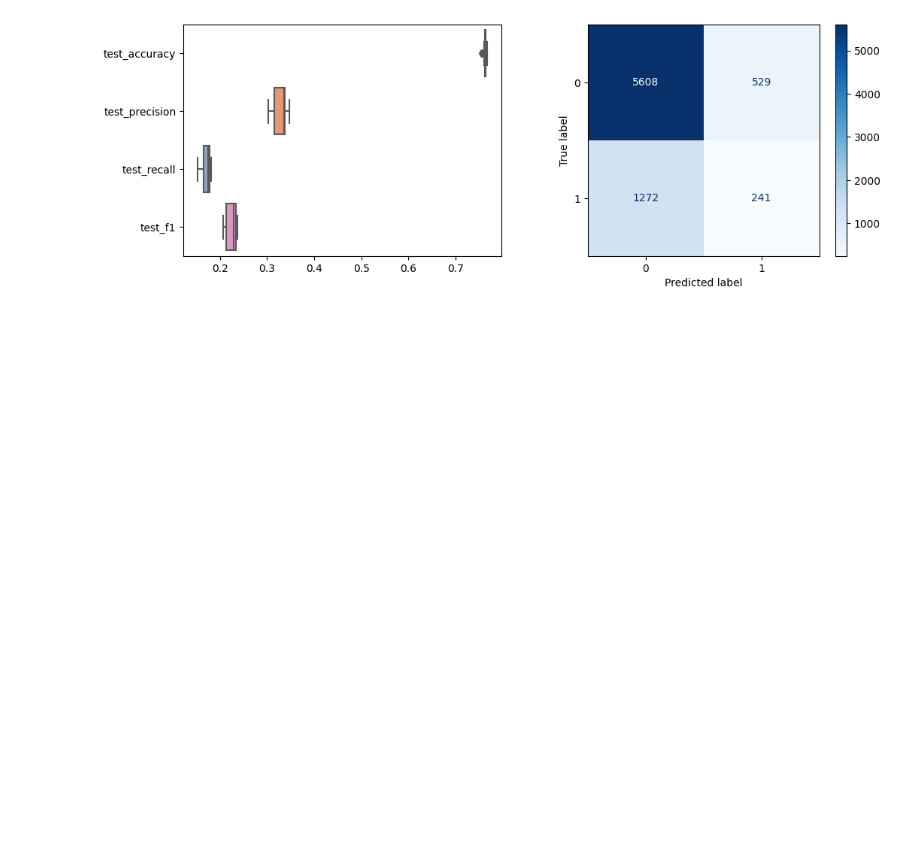
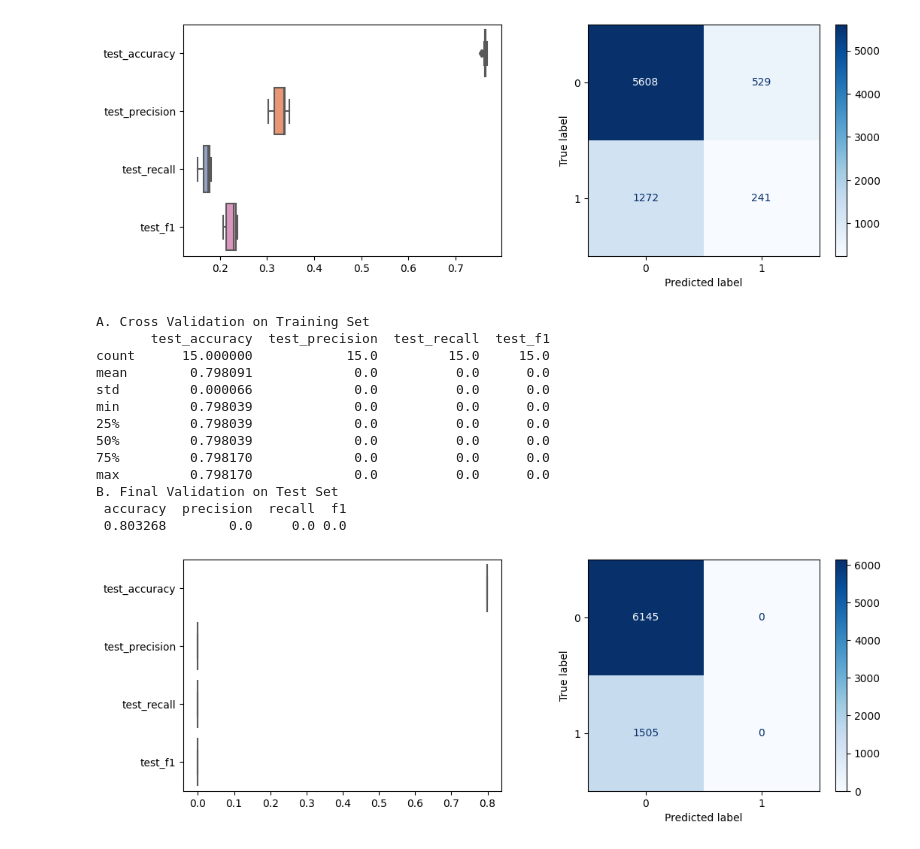
Before and after one commit to anhphuong012/ML_GiuaKi, a Jupyter notebook: Untitled0.ipynb, the cells around one changed output. Cells and saved outputs as stored; diff of their text form; code cells hidden in the pictures; blank space fills up the shorter version.

```diff
--- a/Untitled0.ipynb
+++ b/Untitled0.ipynb
@@ -161,7 +161,7 @@ tagert = ['Result']
 Y = data[tagert]
 X = data.drop(tagert,axis=1)
 
-Y = Y.iloc[:5000]
-X = X.iloc[:5000]
+# Y = Y.iloc[:5000]
+# X = X.iloc[:5000]
 
-X
+# X
@@ -257,3 +243,22 @@ B. Final Validation on Test Set
  accuracy  precision   recall       f1
  0.764575   0.312987 0.159286 0.211126
 [figure]
+# %%
+from sklearn.naive_bayes import GaussianNB
+clf = GaussianNB()
+build_and_eval_model(clf)
+# %% [output]
+A. Cross Validation on Training Set
+       test_accuracy  test_precision  test_recall  test_f1
+count      15.000000            15.0         15.0     15.0
+mean        0.798091             0.0          0.0      0.0
+std         0.000066             0.0          0.0      0.0
+min         0.798039             0.0          0.0      0.0
+25%         0.798039             0.0          0.0      0.0
+50%         0.798039             0.0          0.0      0.0
+75%         0.798170             0.0          0.0      0.0
+max         0.798170             0.0          0.0      0.0
+B. Final Validation on Test Set
+ accuracy  precision  recall  f1
+ 0.803268        0.0     0.0 0.0
+[figure, added]
```
Also changed, not shown: parts of 2 cells of this notebook.
